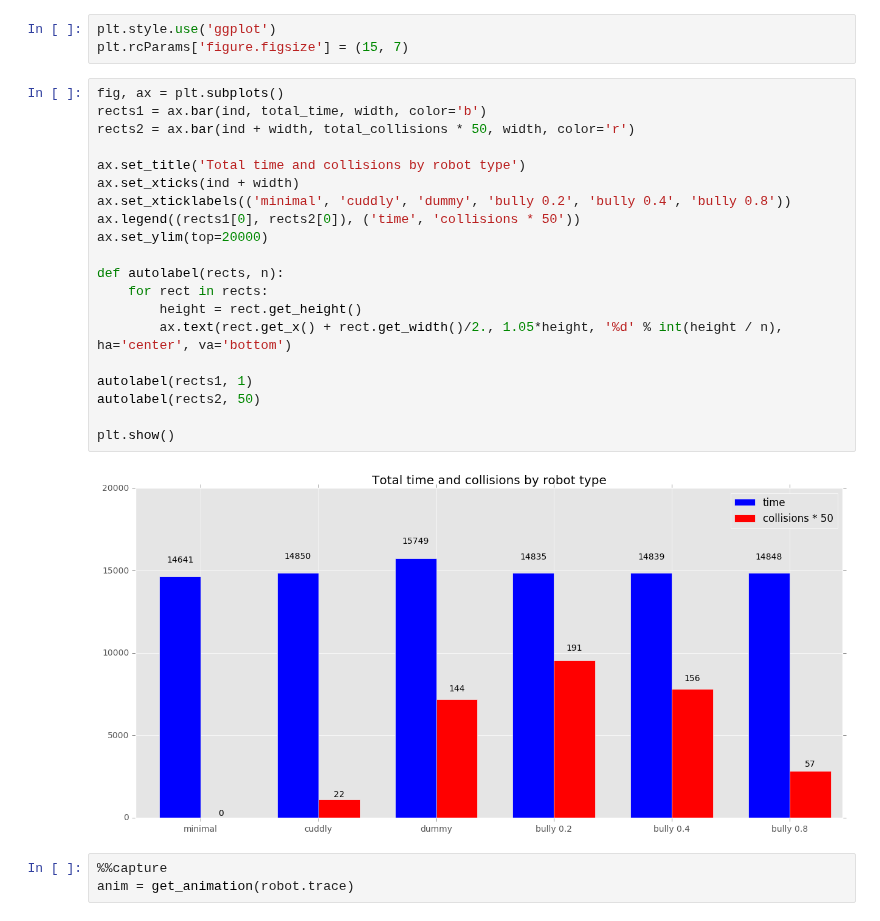
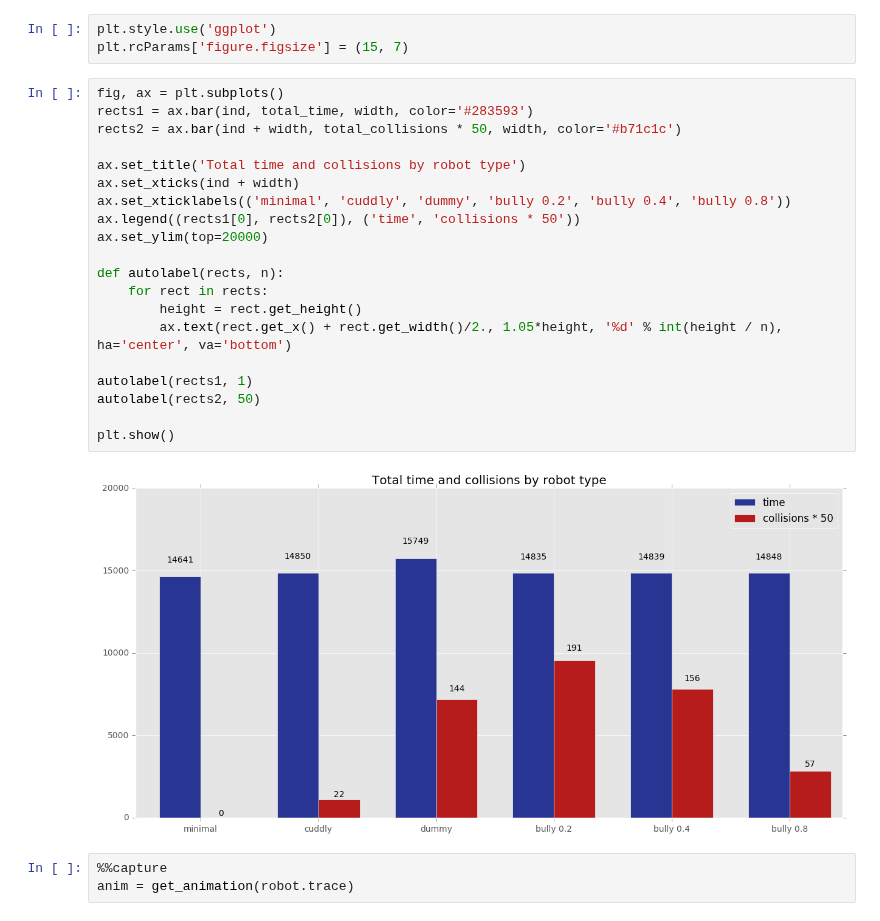
Before and after one commit to avgaydashenko/cuddly-robot-part-2, a Jupyter notebook: virtual_robot_framework.ipynb, the cells around one changed output. Saved outputs shown, nothing was run; the diff lists cells and outputs as text.

```diff
--- a/virtual_robot_framework.ipynb
+++ b/virtual_robot_framework.ipynb
@@ -252,26 +252,26 @@ plt.style.use('ggplot')
 plt.rcParams['figure.figsize'] = (15, 7)
 # %%
 fig, ax = plt.subplots()
-rects1 = ax.bar(ind, total_time, width, color='b')
-rects2 = ax.bar(ind + width, total_collisions * 50, width, color='r')
+rects1 = ax.bar(ind, total_time, width, color='#283593')
+rects2 = ax.bar(ind + width, total_collisions * 50, width, color='#b71c1c')
 
 ax.set_title('Total time and collisions by robot type')
 ax.set_xticks(ind + width)
 ax.set_xticklabels(('minimal', 'cuddly', 'dummy', 'bully 0.2', 'bully 0.4', 'bully 0.8'))
 ax.legend((rects1[0], rects2[0]), ('time', 'collisions * 50'))
 ax.set_ylim(top=20000)
 
 def autolabel(rects, n):
     for rect in rects:
         height = rect.get_height()
         ax.text(rect.get_x() + rect.get_width()/2., 1.05*height, '%d' % int(height / n), ha='center', va='bottom')
 
 autolabel(rects1, 1)
 autolabel(rects2, 50)
 
 plt.show()
 # %% [output]
-[figure, old version]
+[figure, new version]
 # %%
 %%capture
 anim = get_animation(robot.trace)
```
Also changed, not shown: 2 other files.
